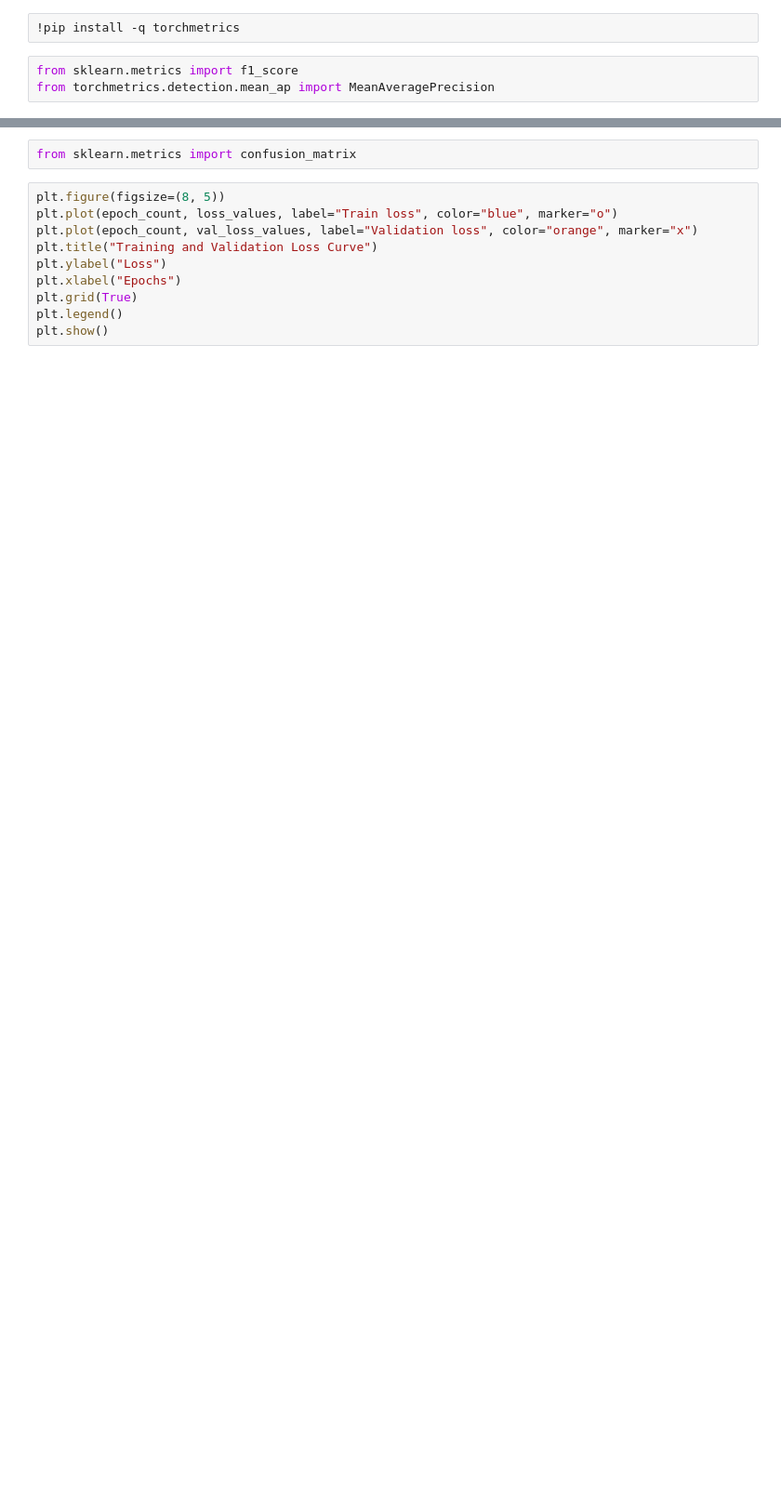
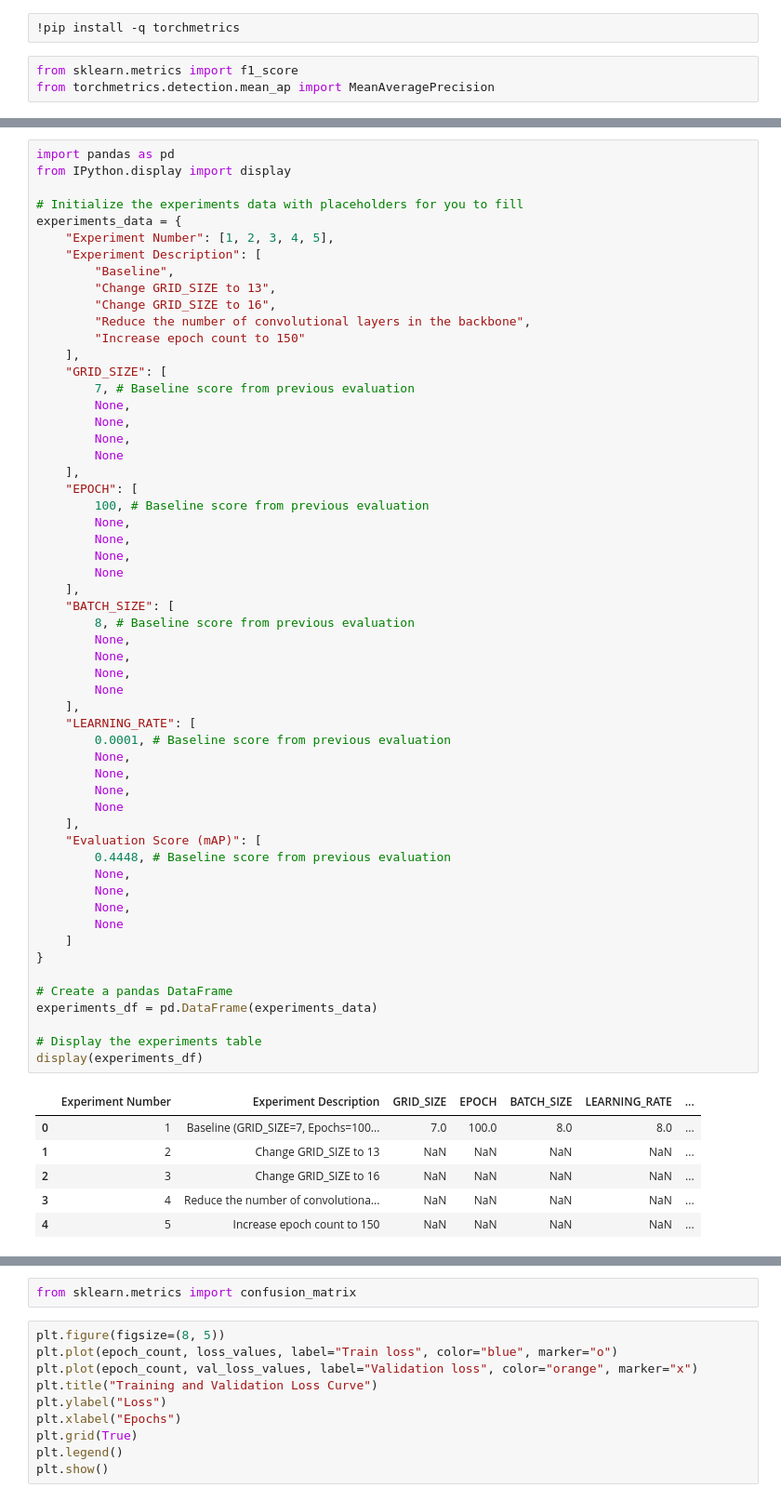
Before and after one commit to CS171-Semester-Project/traffic-sign-detection, a Jupyter notebook: traffic_sign_detection.ipynb, the cells around one changed output, grey strips where cells are left out. Shown at 93% size. Cells and saved outputs as stored; diff of their text form; blank space fills up the shorter version.

```diff
--- a/traffic_sign_detection.ipynb
+++ b/traffic_sign_detection.ipynb
@@ -902 +1011,64 @@ mAP (IoU=0.75): 0.4934
+# %%
+import pandas as pd
+from IPython.display import display
+
+# Initialize the experiments data with placeholders for you to fill
+experiments_data = {
+    "Experiment Number": [1, 2, 3, 4, 5],
+    "Experiment Description": [
+        "Baseline",
+        "Change GRID_SIZE to 13",
+        "Change GRID_SIZE to 16",
+        "Reduce the number of convolutional layers in the backbone",
+        "Increase epoch count to 150"
+    ],
+    "GRID_SIZE": [
+        7, # Baseline score from previous evaluation
+        None,
+        None,
+        None,
+        None
+    ],
+    "EPOCH": [
+        100, # Baseline score from previous evaluation
+        None,
+        None,
+        None,
+        None
+    ],
+    "BATCH_SIZE": [
+        8, # Baseline score from previous evaluation
+        None,
+        None,
+        None,
+        None
+    ],
+    "LEARNING_RATE": [
+        0.0001, # Baseline score from previous evaluation
+        None,
+        None,
+        None,
+        None
+    ],
+    "Evaluation Score (mAP)": [
+        0.4448, # Baseline score from previous evaluation
+        None,
+        None,
+        None,
+        None
+    ]
+}
+
+# Create a pandas DataFrame
+experiments_df = pd.DataFrame(experiments_data)
+
+# Display the experiments table
+display(experiments_df)
+# %% [output]
+|  | Experiment Number | Experiment Description | GRID_SIZE | EPOCH | BATCH_SIZE | LEARNING_RATE | ... |
+| 0 | 1 | Baseline (GRID_SIZE=7, Epochs=100... | 7.0 | 100.0 | 8.0 | 8.0 | ... |
+| 1 | 2 | Change GRID_SIZE to 13 | NaN | NaN | NaN | NaN | ... |
+| 2 | 3 | Change GRID_SIZE to 16 | NaN | NaN | NaN | NaN | ... |
+| 3 | 4 | Reduce the number of convolutiona... | NaN | NaN | NaN | NaN | ... |
+| 4 | 5 | Increase epoch count to 150 | NaN | NaN | NaN | NaN | ... |
 # %% [markdown]
```
Also changed, not shown: parts of 50 cells of this notebook.
